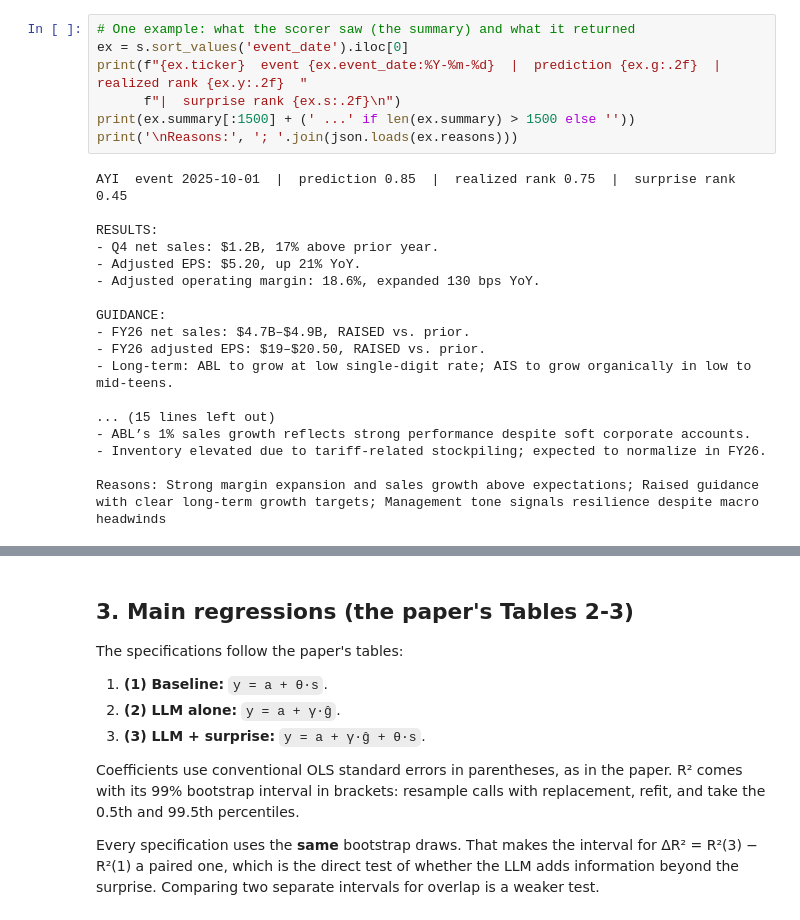
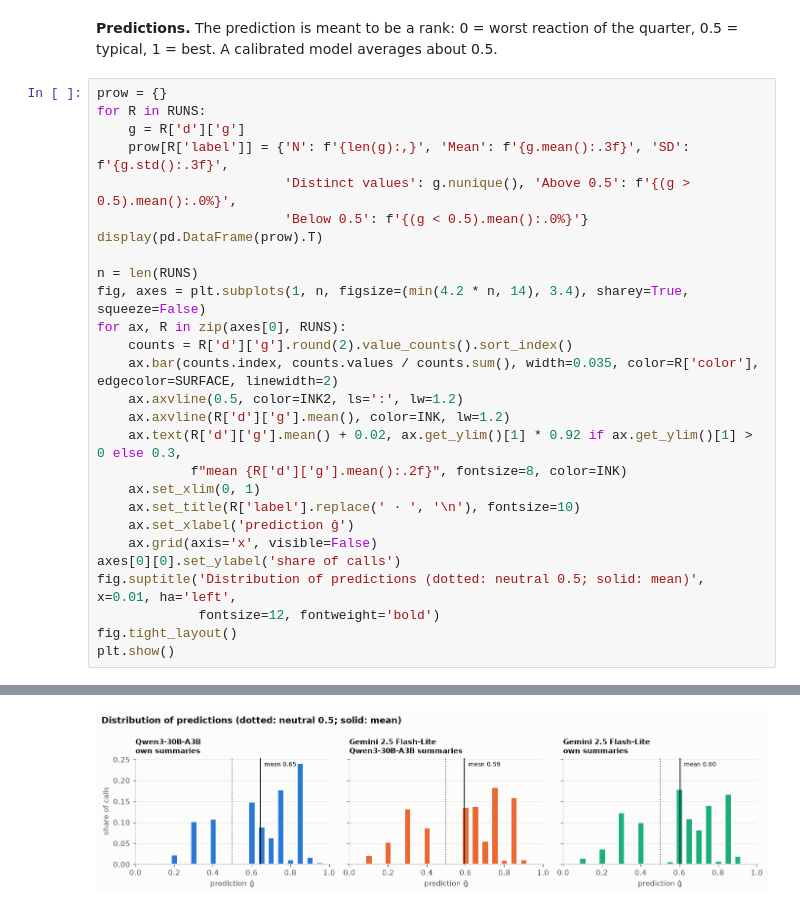
Before and after one commit to vidhijain28/LLM-based-earnings-surprise_NTAM, a Jupyter notebook: src/llm_based_earnings_surprise_ntam/further_study/llm_results.ipynb, the cells around one changed output, grey strips where cells are left out. Saved outputs shown, nothing was run; the diff lists cells and outputs as text.

```diff
--- a/src/llm_based_earnings_surprise_ntam/further_study/llm_results.ipynb
+++ b/src/llm_based_earnings_surprise_ntam/further_study/llm_results.ipynb
@@ -171,25 +234,31 @@ Distinct prediction values: 14 | share above 0.5: 76.0% | share below 0.5: 23.6%
+# %% [markdown]
+**Predictions.** The prediction is meant to be a rank: 0 = worst reaction of the quarter, 0.5 = typical,
+1 = best. A calibrated model averages about 0.5.
 # %%
-# One example: what the scorer saw (the summary) and what it returned
-ex = s.sort_values('event_date').iloc[0]
-print(f"{ex.ticker}  event {ex.event_date:%Y-%m-%d}  |  prediction {ex.g:.2f}  |  realized rank {ex.y:.2f}  "
-      f"|  surprise rank {ex.s:.2f}\n")
-print(ex.summary[:1500] + (' ...' if len(ex.summary) > 1500 else ''))
-print('\nReasons:', '; '.join(json.loads(ex.reasons)))
+prow = {}
+for R in RUNS:
+    g = R['d']['g']
+    prow[R['label']] = {'N': f'{len(g):,}', 'Mean': f'{g.mean():.3f}', 'SD': f'{g.std():.3f}',
+                        'Distinct values': g.nunique(), 'Above 0.5': f'{(g > 0.5).mean():.0%}',
+                        'Below 0.5': f'{(g < 0.5).mean():.0%}'}
+display(pd.DataFrame(prow).T)
+
+n = len(RUNS)
+fig, axes = plt.subplots(1, n, figsize=(min(4.2 * n, 14), 3.4), sharey=True, squeeze=False)
+for ax, R in zip(axes[0], RUNS):
+    counts = R['d']['g'].round(2).value_counts().sort_index()
+    ax.bar(counts.index, counts.values / counts.sum(), width=0.035, color=R['color'], edgecolor=SURFACE, linewidth=2)
+    ax.axvline(0.5, color=INK2, ls=':', lw=1.2)
+    ax.axvline(R['d']['g'].mean(), color=INK, lw=1.2)
+    ax.text(R['d']['g'].mean() + 0.02, ax.get_ylim()[1] * 0.92 if ax.get_ylim()[1] > 0 else 0.3,
+            f"mean {R['d']['g'].mean():.2f}", fontsize=8, color=INK)
+    ax.set_xlim(0, 1)
+    ax.set_title(R['label'].replace(' · ', '\n'), fontsize=10)
+    ax.set_xlabel('prediction ĝ')
+    ax.grid(axis='x', visible=False)
+axes[0][0].set_ylabel('share of calls')
+fig.suptitle('Distribution of predictions (dotted: neutral 0.5; solid: mean)', x=0.01, ha='left',
+             fontsize=12, fontweight='bold')
+fig.tight_layout()
+plt.show()
 # %% [output]
-AYI  event 2025-10-01  |  prediction 0.85  |  realized rank 0.75  |  surprise rank 0.45
-
-RESULTS:
-- Q4 net sales: $1.2B, 17% above prior year.
-- Adjusted EPS: $5.20, up 21% YoY.
-- Adjusted operating margin: 18.6%, expanded 130 bps YoY.
-
-GUIDANCE:
-- FY26 net sales: $4.7B–$4.9B, RAISED vs. prior.
-- FY26 adjusted EPS: $19–$20.50, RAISED vs. prior.
-- Long-term: ABL to grow at low single-digit rate; AIS to grow organically in low to mid-teens.
-
-... (15 lines left out)
-- ABL’s 1% sales growth reflects strong performance despite soft corporate accounts.
-- Inventory elevated due to tariff-related stockpiling; expected to normalize in FY26.
-
-Reasons: Strong margin expansion and sales growth above expectations; Raised guidance with clear long-term growth targets; Management tone signals resilience despite macro headwinds
@@ -196,14 +269 @@ Reasons: Strong margin expansion and sales growth above expectations; Raised gui
+[figure, added]
-# %% [markdown]
-## 3. Main regressions (the paper's Tables 2-3)
-
-The specifications follow the paper's tables:
-1. **(1) Baseline:** `y = a + θ·s`.
-2. **(2) LLM alone:** `y = a + γ·ĝ`.
-3. **(3) LLM + surprise:** `y = a + γ·ĝ + θ·s`.
-
-Coefficients use conventional OLS standard errors in parentheses, as in the paper. R² comes with its 99% bootstrap
-interval in brackets: resample calls with replacement, refit, and take the 0.5th and 99.5th percentiles.
-
-Every specification uses the **same** bootstrap draws. That makes the interval for ΔR² = R²(3) − R²(1) a paired
-one, which is the direct test of whether the LLM adds information beyond the surprise. Comparing two separate
-intervals for overlap is a weaker test.
```
Also changed, not shown: parts of 37 cells of this notebook, 7 other files.
